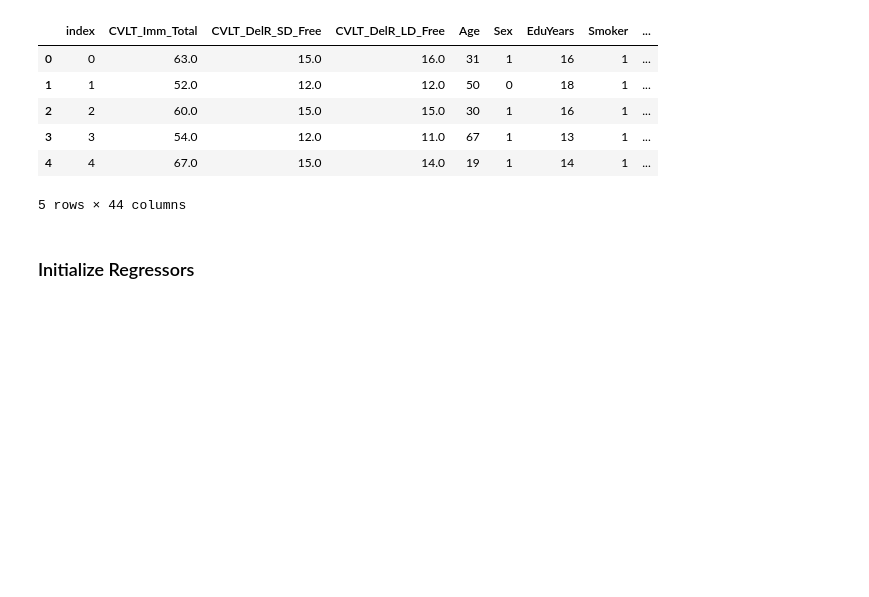
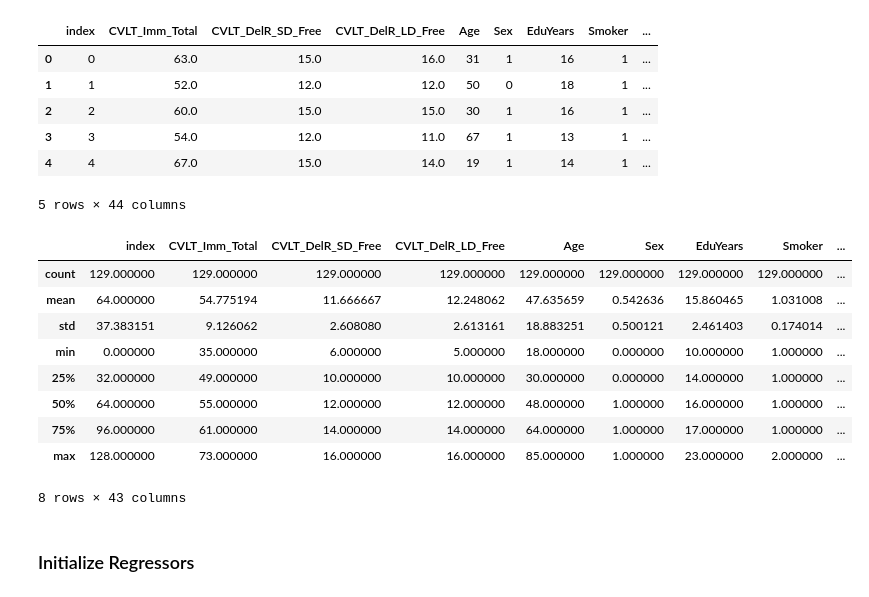
Before and after one commit to kimngan-hoang/CVLT-prediction, a Jupyter notebook: NestedCV_TestingMultipleRegressors.ipynb, the cells around one changed output. Drawn from its saved outputs; the diff is of its cells as text; code cells hidden in the pictures; blank space fills up the shorter version.

```diff
--- a/Nested Cross-Validation.ipynb
+++ b/NestedCV_TestingMultipleRegressors.ipynb
@@ -93,5 +93,10 @@ dtypes: float64(33), int64(8)
 memory usage: 45.0 KB
 # %%
 df.dropna(inplace=True)
-df.info()
+
+#reset index -- this is to replace old data index with index based on current data.
+df = df.reset_index(drop=True)
+
+# get new data dimension
+df.shape
 # %% [output]
@@ -115,4 +104,2 @@ memory usage: 42.3 KB
 # %%
-#df.Sex = df.Sex-1
+df.Sex = df.Sex-1
-# %%
-df = df.reset_index()
@@ -178,6 +160,19 @@ df.head()
 | 3 | 3 | 54.0 | 12.0 | 11.0 | 67 | 1 | 13 | 1 | ... |
 | 4 | 4 | 67.0 | 15.0 | 14.0 | 19 | 1 | 14 | 1 | ... |
 5 rows × 44 columns
+# %%
+df.describe()
+# %% [output]
+|  | index | CVLT_Imm_Total | CVLT_DelR_SD_Free | CVLT_DelR_LD_Free | Age | Sex | EduYears | Smoker | ... |
+| count | 129.000000 | 129.000000 | 129.000000 | 129.000000 | 129.000000 | 129.000000 | 129.000000 | 129.000000 | ... |
+| mean | 64.000000 | 54.775194 | 11.666667 | 12.248062 | 47.635659 | 0.542636 | 15.860465 | 1.031008 | ... |
+| std | 37.383151 | 9.126062 | 2.608080 | 2.613161 | 18.883251 | 0.500121 | 2.461403 | 0.174014 | ... |
+| min | 0.000000 | 35.000000 | 6.000000 | 5.000000 | 18.000000 | 0.000000 | 10.000000 | 1.000000 | ... |
+| 25% | 32.000000 | 49.000000 | 10.000000 | 10.000000 | 30.000000 | 0.000000 | 14.000000 | 1.000000 | ... |
+| 50% | 64.000000 | 55.000000 | 12.000000 | 12.000000 | 48.000000 | 1.000000 | 16.000000 | 1.000000 | ... |
+| 75% | 96.000000 | 61.000000 | 14.000000 | 14.000000 | 64.000000 | 1.000000 | 17.000000 | 1.000000 | ... |
+| max | 128.000000 | 73.000000 | 16.000000 | 16.000000 | 85.000000 | 1.000000 | 23.000000 | 2.000000 | ... |
+8 rows × 43 columns
 # %% [markdown]
 ### Initialize Regressors
 # %%
```
Also changed, not shown: parts of 4 cells of this notebook, 1 other file.
